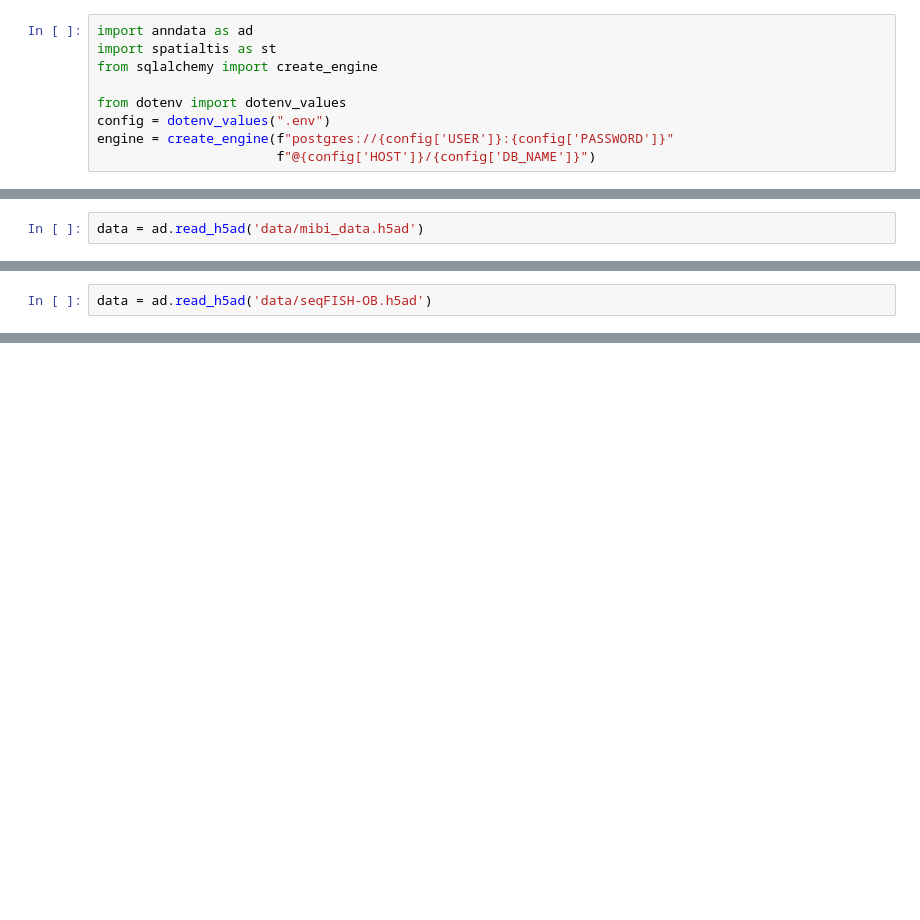
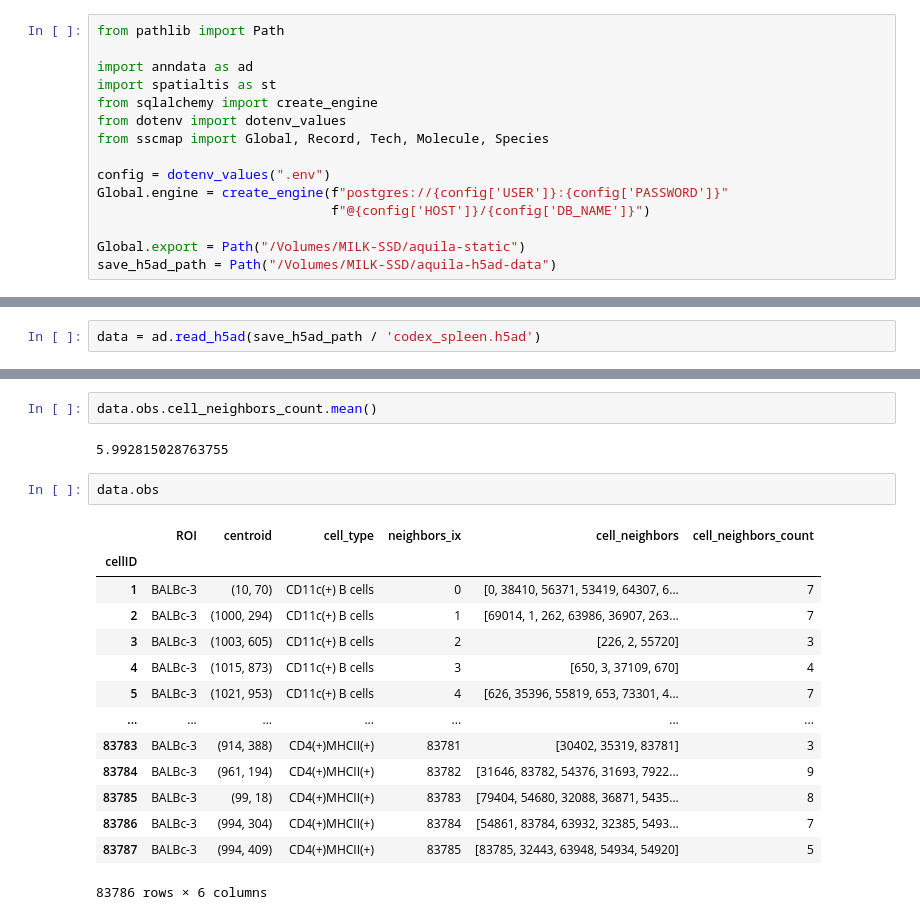
Before and after one commit to Mr-Milk/Aquila, a Jupyter notebook: scripts/test.ipynb, the cells around one changed output, grey strips where cells are left out. Drawn from its saved outputs; the diff is of its cells as text; blank space fills up the shorter version.

```diff
--- a/scripts/test.ipynb
+++ b/scripts/test.ipynb
@@ -1,11 +7,17 @@
 # %%
+from pathlib import Path
+
 import anndata as ad
 import spatialtis as st
 from sqlalchemy import create_engine
+from dotenv import dotenv_values
+from sscmap import Global, Record, Tech, Molecule, Species
 
-from dotenv import dotenv_values
 config = dotenv_values(".env")
-engine = create_engine(f"postgres://{config['USER']}:{config['PASSWORD']}"
-                       f"@{config['HOST']}/{config['DB_NAME']}")
+Global.engine = create_engine(f"postgres://{config['USER']}:{config['PASSWORD']}"
+                              f"@{config['HOST']}/{config['DB_NAME']}")
+
+Global.export = Path("/Volumes/MILK-SSD/aquila-static")
+save_h5ad_path = Path("/Volumes/MILK-SSD/aquila-h5ad-data")
 # %% [output]
 [interactive output not drawn]
@@ -29,2 +64,2 @@ INFO:get_version:metadata: Succeeded
 # %%
-data = ad.read_h5ad('data/mibi_data.h5ad')
+data = ad.read_h5ad(save_h5ad_path / 'codex_spleen.h5ad')
@@ -73,5 +66,3 @@ r.to_db()
-# %%
-data = ad.read_h5ad('data/seqFISH-OB.h5ad')
 # %%
 data
 # %% [output]
@@ -123,0 +82,21 @@ a[0:-2]
+# %%
+data.obs.cell_neighbors_count.mean()
+# %% [output]
+5.992815028763755
+# %%
+data.obs
+# %% [output]
+|  | ROI | centroid | cell_type | neighbors_ix | cell_neighbors | cell_neighbors_count |
+| cellID |  |  |  |  |  |  |
+| 1 | BALBc-3 | (10, 70) | CD11c(+) B cells | 0 | [0, 38410, 56371, 53419, 64307, 6... | 7 |
+| 2 | BALBc-3 | (1000, 294) | CD11c(+) B cells | 1 | [69014, 1, 262, 63986, 36907, 263... | 7 |
+| 3 | BALBc-3 | (1003, 605) | CD11c(+) B cells | 2 | [226, 2, 55720] | 3 |
+| 4 | BALBc-3 | (1015, 873) | CD11c(+) B cells | 3 | [650, 3, 37109, 670] | 4 |
+| 5 | BALBc-3 | (1021, 953) | CD11c(+) B cells | 4 | [626, 35396, 55819, 653, 73301, 4... | 7 |
+| ... | ... | ... | ... | ... | ... | ... |
+| 83783 | BALBc-3 | (914, 388) | CD4(+)MHCII(+) | 83781 | [30402, 35319, 83781] | 3 |
+| 83784 | BALBc-3 | (961, 194) | CD4(+)MHCII(+) | 83782 | [31646, 83782, 54376, 31693, 7922... | 9 |
+| 83785 | BALBc-3 | (99, 18) | CD4(+)MHCII(+) | 83783 | [79404, 54680, 32088, 36871, 5435... | 8 |
+| 83786 | BALBc-3 | (994, 304) | CD4(+)MHCII(+) | 83784 | [54861, 83784, 63932, 32385, 5493... | 7 |
+| 83787 | BALBc-3 | (994, 409) | CD4(+)MHCII(+) | 83785 | [83785, 32443, 63948, 54934, 54920] | 5 |
+83786 rows × 6 columns
```
Also changed, not shown: parts of 20 cells of this notebook, 16 other files.
